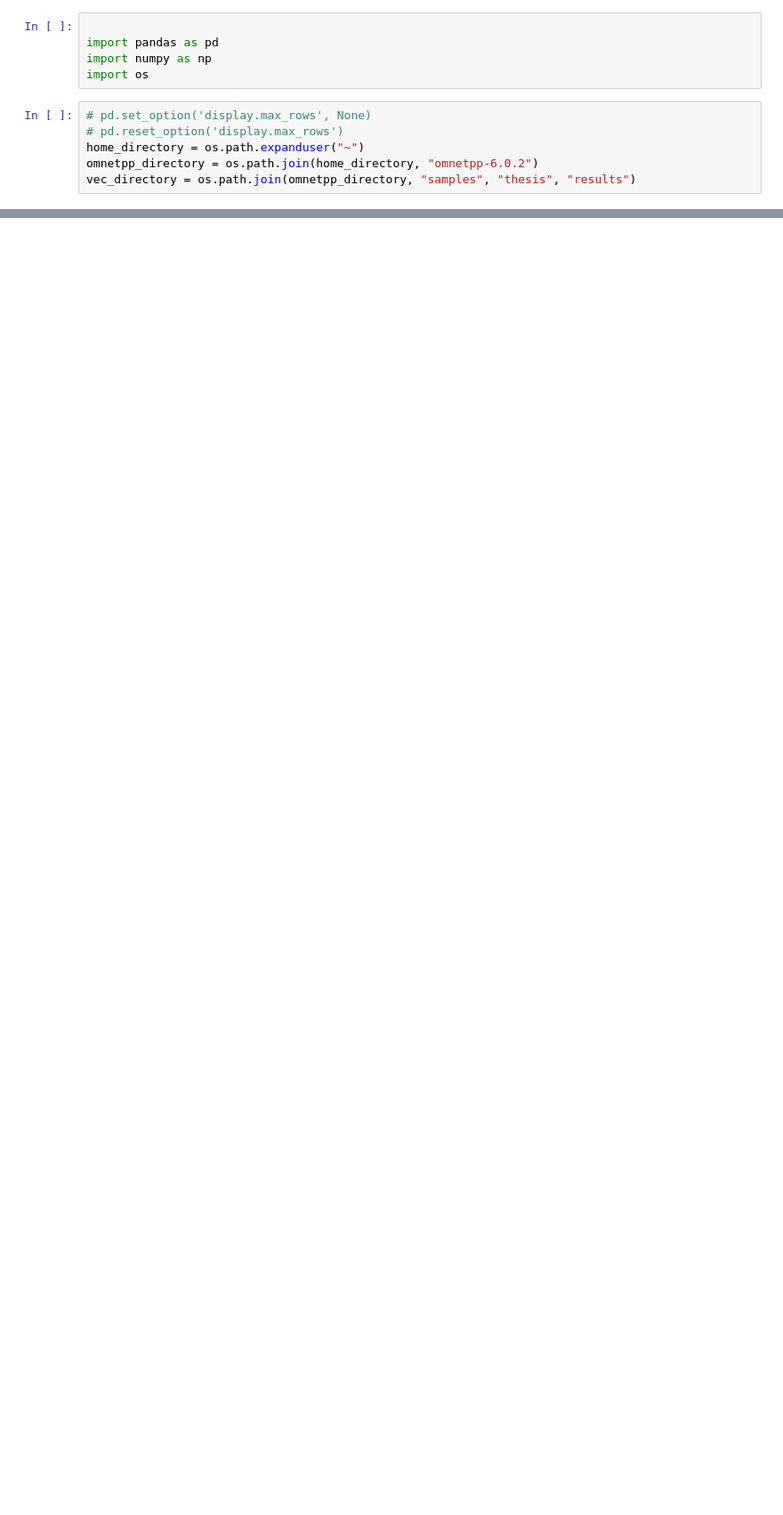
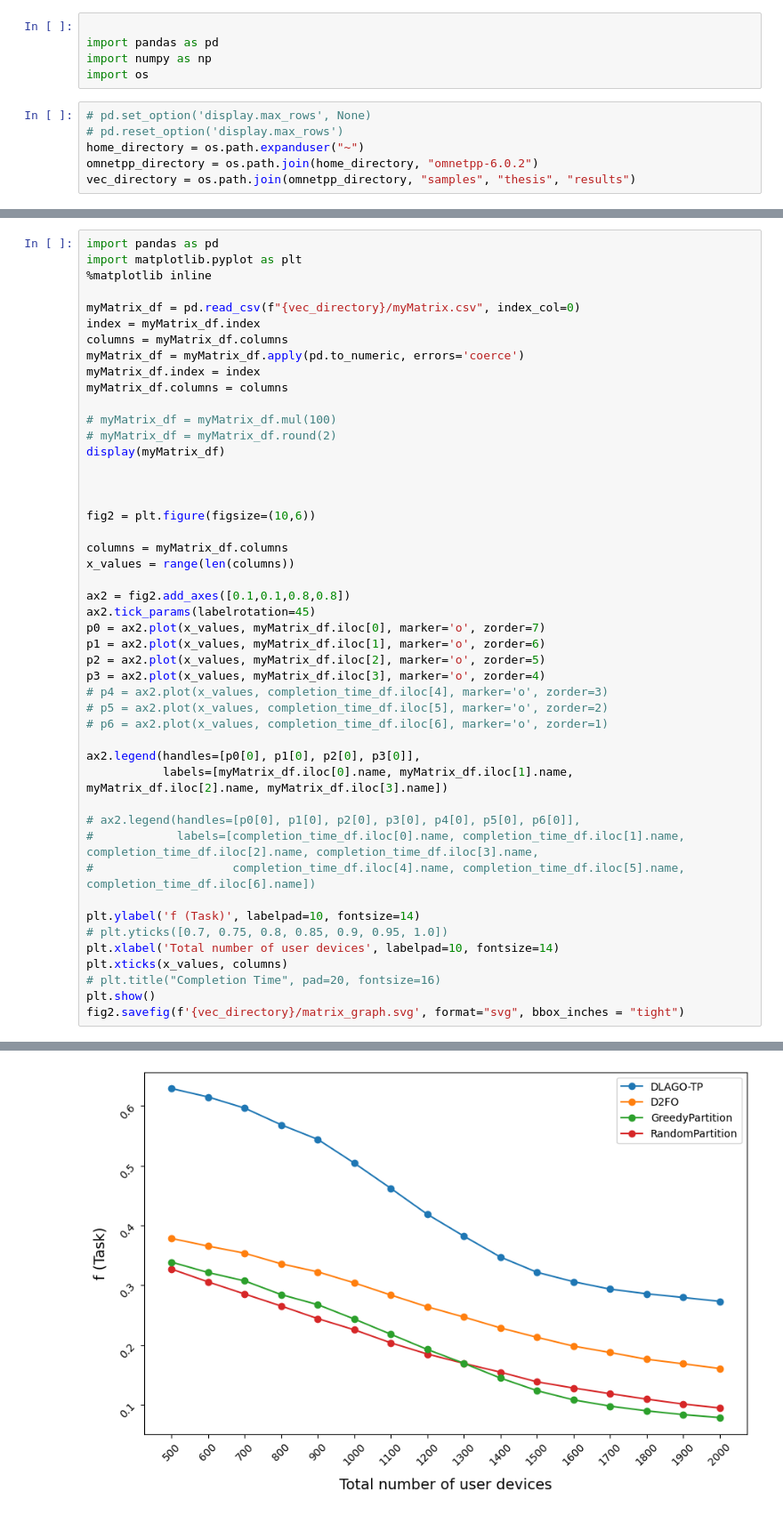
Before and after one commit to TimHung000/thesis, a Jupyter notebook: res.ipynb, the cells around one changed output, grey strips where cells are left out. Shown at 89% size. Saved outputs shown, nothing was run; the diff lists cells and outputs as text; blank space fills up the shorter version.

Commit message:
add multiple to predict server load, add subtask threshold, add new matrix, add getMatrixDf in res.ipynb

```diff
--- a/res.ipynb
+++ b/res.ipynb
@@ -244,0 +228,48 @@ fig2.savefig(f'{vec_directory}/completion_time_graph.svg', format="svg", bbox_in
+# %%
+import pandas as pd
+import matplotlib.pyplot as plt
+%matplotlib inline
+
+myMatrix_df = pd.read_csv(f"{vec_directory}/myMatrix.csv", index_col=0)
+index = myMatrix_df.index
+columns = myMatrix_df.columns
+myMatrix_df = myMatrix_df.apply(pd.to_numeric, errors='coerce')
+myMatrix_df.index = index
+myMatrix_df.columns = columns
+
+# myMatrix_df = myMatrix_df.mul(100)
+# myMatrix_df = myMatrix_df.round(2)
+display(myMatrix_df)
+
+
+
+fig2 = plt.figure(figsize=(10,6))
+
+columns = myMatrix_df.columns
+x_values = range(len(columns))
+
+ax2 = fig2.add_axes([0.1,0.1,0.8,0.8])
+ax2.tick_params(labelrotation=45)
+p0 = ax2.plot(x_values, myMatrix_df.iloc[0], marker='o', zorder=7)
+p1 = ax2.plot(x_values, myMatrix_df.iloc[1], marker='o', zorder=6)
+p2 = ax2.plot(x_values, myMatrix_df.iloc[2], marker='o', zorder=5)
+p3 = ax2.plot(x_values, myMatrix_df.iloc[3], marker='o', zorder=4)
+# p4 = ax2.plot(x_values, completion_time_df.iloc[4], marker='o', zorder=3)
+# p5 = ax2.plot(x_values, completion_time_df.iloc[5], marker='o', zorder=2)
+# p6 = ax2.plot(x_values, completion_time_df.iloc[6], marker='o', zorder=1)
+
+ax2.legend(handles=[p0[0], p1[0], p2[0], p3[0]],
+           labels=[myMatrix_df.iloc[0].name, myMatrix_df.iloc[1].name, myMatrix_df.iloc[2].name, myMatrix_df.iloc[3].name])
+
+# ax2.legend(handles=[p0[0], p1[0], p2[0], p3[0], p4[0], p5[0], p6[0]],
+#            labels=[completion_time_df.iloc[0].name, completion_time_df.iloc[1].name, completion_time_df.iloc[2].name, completion_time_df.iloc[3].name,
+#                    completion_time_df.iloc[4].name, completion_time_df.iloc[5].name, completion_time_df.iloc[6].name])
+
+plt.ylabel('f (Task)', labelpad=10, fontsize=14)
+# plt.yticks([0.7, 0.75, 0.8, 0.85, 0.9, 0.95, 1.0])
+plt.xlabel('Total number of user devices', labelpad=10, fontsize=14)
+plt.xticks(x_values, columns)
+# plt.title("Completion Time", pad=20, fontsize=16)
+plt.show()
+fig2.savefig(f'{vec_directory}/matrix_graph.svg', format="svg", bbox_inches = "tight")
+# %% [output]
@@ -245,3 +281,4 @@ fig2.savefig(f'{vec_directory}/completion_time_graph.svg', format="svg", bbox_in
+[figure, added]
 # %%
 import matplotlib.pyplot as plt
 import random
```
Also changed, not shown: parts of 11 cells of this notebook, 14 other files.
